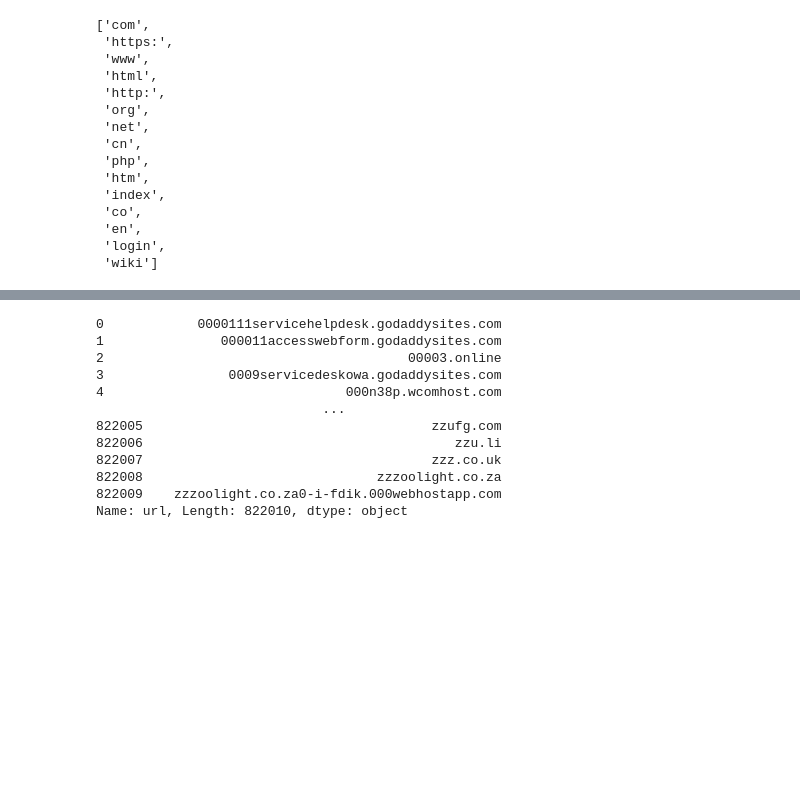
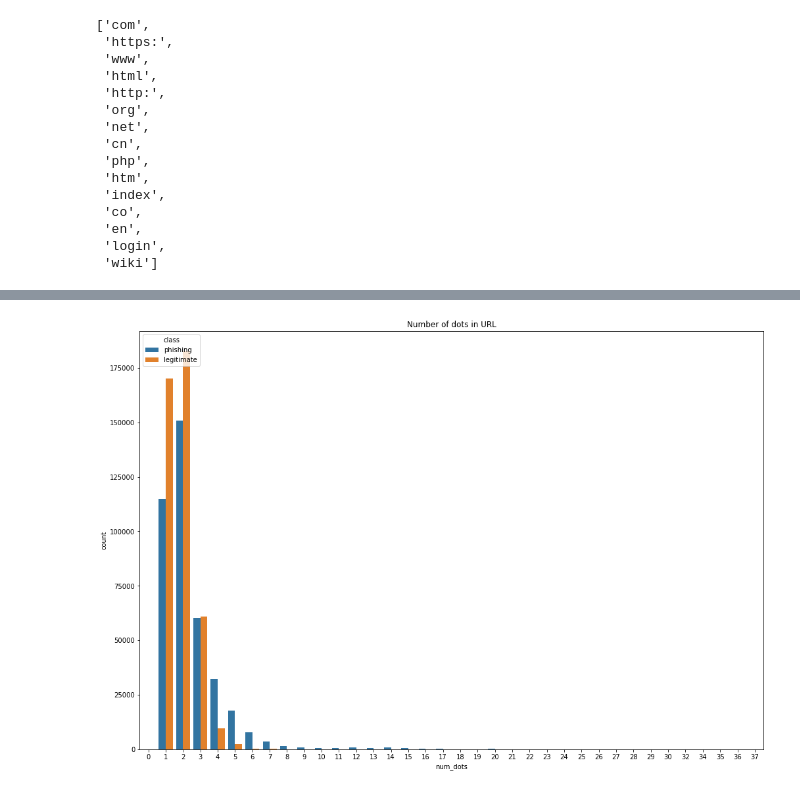
Before and after one commit to HumanClone/URL-EDA, a Jupyter notebook: EDA.ipynb, the cells around one changed output, grey strips where cells are left out. Cells and saved outputs as stored; diff of their text form; code cells hidden in the pictures; blank space fills up the shorter version.

Commit message:
graphs

```diff
--- a/EDA.ipynb
+++ b/EDA.ipynb
@@ -228,15 +233,8 @@ data.head()
-# %%
-data['url']
-# %% [output]
-0            0000111servicehelpdesk.godaddysites.com
-1               000011accesswebform.godaddysites.com
-2                                       00003.online
-3                0009servicedeskowa.godaddysites.com
-4                               000n38p.wcomhost.com
-                             ...
-822005                                     zzufg.com
-822006                                        zzu.li
-822007                                     zzz.co.uk
-822008                              zzzoolight.co.za
-822009    zzzoolight.co.za0-i-fdik.000webhostapp.com
-Name: url, Length: 822010, dtype: object
+# %%
+
+p=sns.countplot(data['num_dots'], hue=data['class'])
+p.set_title("Number of dots in URL")
+p.figure.set_figwidth(17)
+p.figure.set_figheight(11.7)
+# %% [output]
+[figure, added]
```
Also changed, not shown: parts of 8 cells of this notebook.
